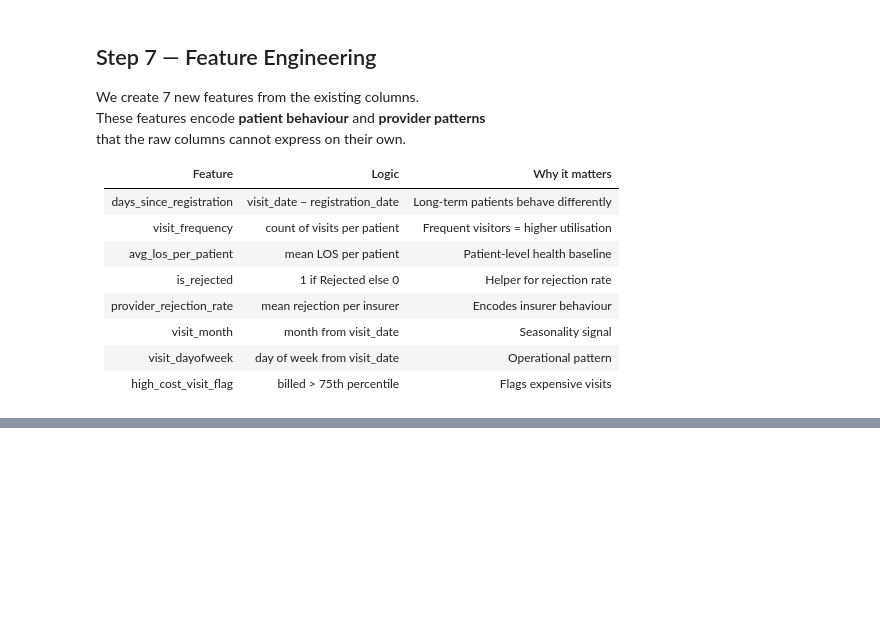
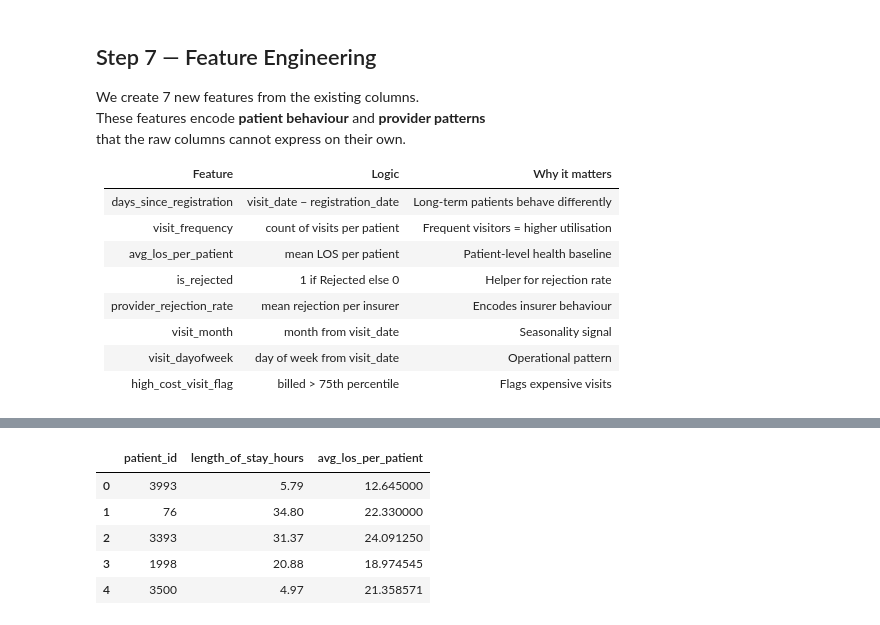
Before and after one commit to TheekshanaMayadunna/Hospital_MLOPS, a Jupyter notebook: notebooks/EDA.ipynb, the cells around one changed output, grey strips where cells are left out. Cells and saved outputs as stored; diff of their text form; code cells hidden in the pictures; blank space fills up the shorter version.

```diff
--- a/notebooks/EDA.ipynb
+++ b/notebooks/EDA.ipynb
@@ -473,0 +510,13 @@ TypeError: unsupported operand type(s) for -: 'str' and 'str'
+# %%
+# Average LOS per patient
+df["avg_los_per_patient"] = df.groupby("patient_id")["length_of_stay_hours"].transform("mean")
+
+df[["patient_id", "length_of_stay_hours",
+    "avg_los_per_patient"]].head()
+# %% [output]
+|  | patient_id | length_of_stay_hours | avg_los_per_patient |
+| 0 | 3993 | 5.79 | 12.645000 |
+| 1 | 76 | 34.80 | 22.330000 |
+| 2 | 3393 | 31.37 | 24.091250 |
+| 3 | 1998 | 20.88 | 18.974545 |
+| 4 | 3500 | 4.97 | 21.358571 |
```
Also changed, not shown: parts of 10 cells of this notebook.
